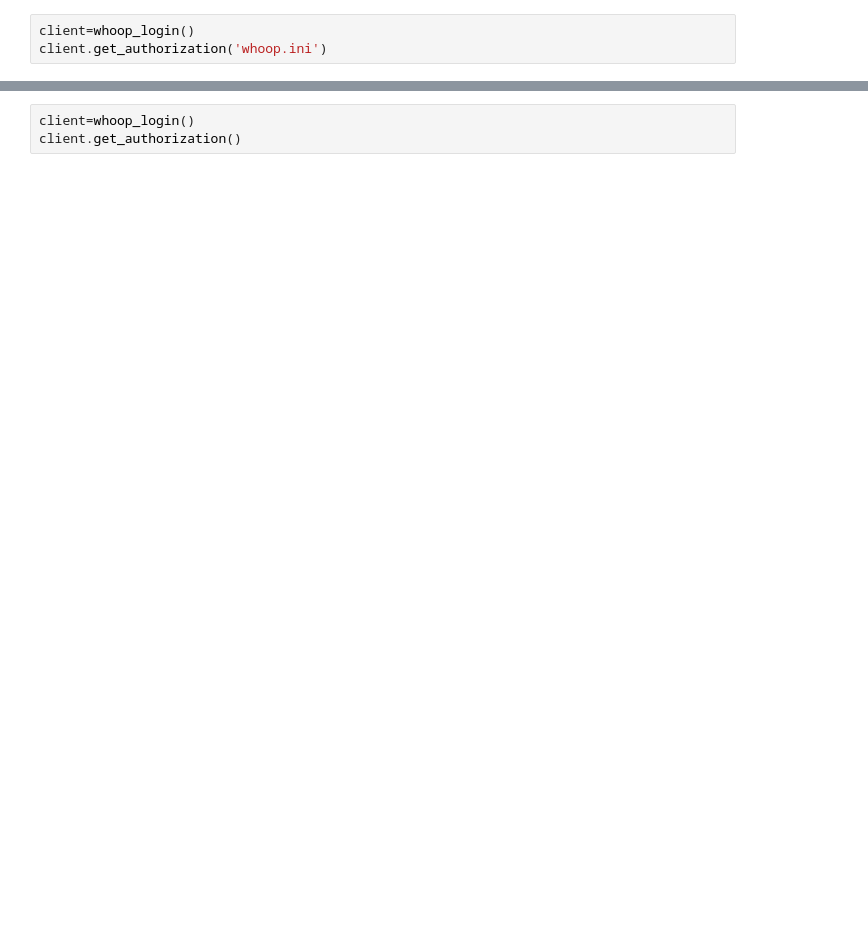
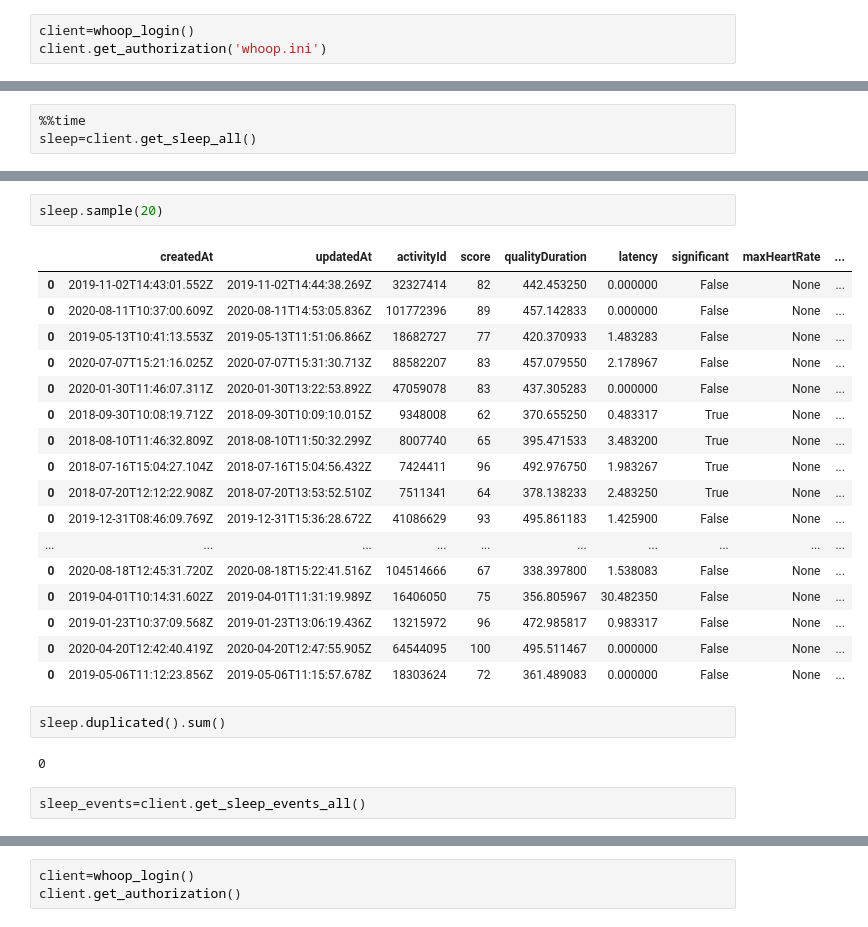
Before and after one commit to irickman/WHOOP-Strava-data, a Jupyter notebook: Getting WHOOP data.ipynb, the cells around one changed output, grey strips where cells are left out. Cells and saved outputs as stored; diff of their text form; blank space fills up the shorter version.

Commit message:
added sleep, now trouble shooting hr data

```diff
--- a/Getting WHOOP data.ipynb
+++ b/Getting WHOOP data.ipynb
@@ -336,0 +560,3 @@ activities=client.get_all_activities()
+# %%
+%%time
+sleep=client.get_sleep_all()
@@ -336,0 +566,26 @@ activities=client.get_all_activities()
+# %%
+sleep.sample(20)
+# %% [output]
+|  | createdAt | updatedAt | activityId | score | qualityDuration | latency | significant | maxHeartRate | ... |
+| 0 | 2019-11-02T14:43:01.552Z | 2019-11-02T14:44:38.269Z | 32327414 | 82 | 442.453250 | 0.000000 | False | None | ... |
+| 0 | 2020-08-11T10:37:00.609Z | 2020-08-11T14:53:05.836Z | 101772396 | 89 | 457.142833 | 0.000000 | False | None | ... |
+| 0 | 2019-05-13T10:41:13.553Z | 2019-05-13T11:51:06.866Z | 18682727 | 77 | 420.370933 | 1.483283 | False | None | ... |
+| 0 | 2020-07-07T15:21:16.025Z | 2020-07-07T15:31:30.713Z | 88582207 | 83 | 457.079550 | 2.178967 | False | None | ... |
+| 0 | 2020-01-30T11:46:07.311Z | 2020-01-30T13:22:53.892Z | 47059078 | 83 | 437.305283 | 0.000000 | False | None | ... |
+| 0 | 2018-09-30T10:08:19.712Z | 2018-09-30T10:09:10.015Z | 9348008 | 62 | 370.655250 | 0.483317 | True | None | ... |
+| 0 | 2018-08-10T11:46:32.809Z | 2018-08-10T11:50:32.299Z | 8007740 | 65 | 395.471533 | 3.483200 | True | None | ... |
+| 0 | 2018-07-16T15:04:27.104Z | 2018-07-16T15:04:56.432Z | 7424411 | 96 | 492.976750 | 1.983267 | True | None | ... |
+| 0 | 2018-07-20T12:12:22.908Z | 2018-07-20T13:53:52.510Z | 7511341 | 64 | 378.138233 | 2.483250 | True | None | ... |
+| 0 | 2019-12-31T08:46:09.769Z | 2019-12-31T15:36:28.672Z | 41086629 | 93 | 495.861183 | 1.425900 | False | None | ... |
+| ... | ... | ... | ... | ... | ... | ... | ... | ... | ... |
+| 0 | 2020-08-18T12:45:31.720Z | 2020-08-18T15:22:41.516Z | 104514666 | 67 | 338.397800 | 1.538083 | False | None | ... |
+| 0 | 2019-04-01T10:14:31.602Z | 2019-04-01T11:31:19.989Z | 16406050 | 75 | 356.805967 | 30.482350 | False | None | ... |
+| 0 | 2019-01-23T10:37:09.568Z | 2019-01-23T13:06:19.436Z | 13215972 | 96 | 472.985817 | 0.983317 | False | None | ... |
+| 0 | 2020-04-20T12:42:40.419Z | 2020-04-20T12:47:55.905Z | 64544095 | 100 | 495.511467 | 0.000000 | False | None | ... |
+| 0 | 2019-05-06T11:12:23.856Z | 2019-05-06T11:15:57.678Z | 18303624 | 72 | 361.489083 | 0.000000 | False | None | ... |
+# %%
+sleep.duplicated().sum()
+# %% [output]
+0
+# %%
+sleep_events=client.get_sleep_events_all()
```
Also changed, not shown: parts of 32 cells of this notebook.
